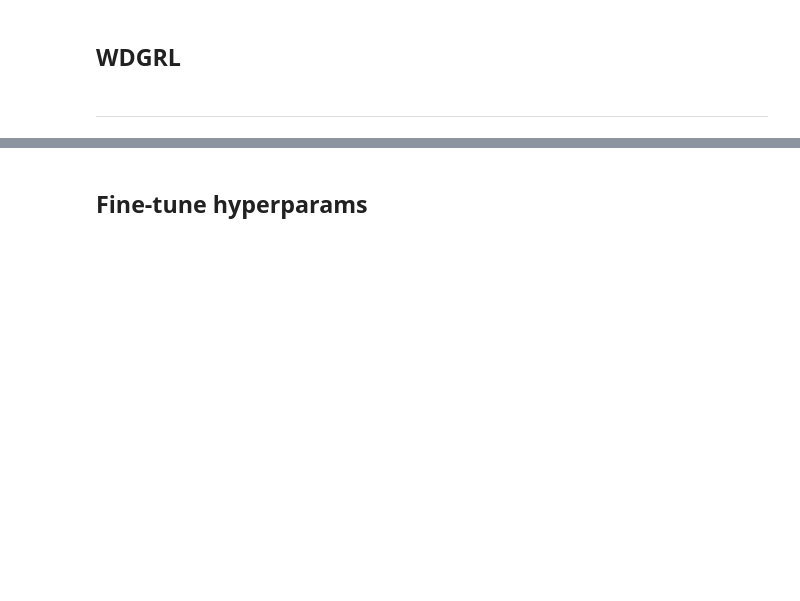
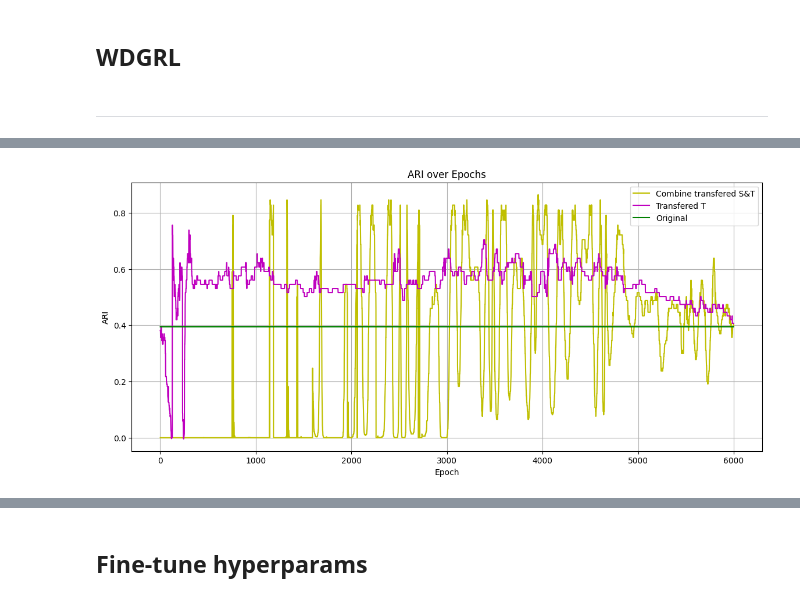
Before and after one commit to locluclak/Clustering-after-DomainAdaptation, a Jupyter notebook: AE-based DA copy.ipynb, the cells around one changed output, grey strips where cells are left out. Drawn from its saved outputs; the diff is of its cells as text; code cells hidden in the pictures; blank space fills up the shorter version.

```diff
--- a/AE-based DA copy.ipynb
+++ b/AE-based DA copy.ipynb
@@ -146,3 +179,20 @@ plt.show()
+# %%
+
+
+plt.figure(figsize=(14, 6))
+
+plt.plot(epochs, ari_comb, linestyle='-', color='y', label="Combine transfered S&T")
+plt.plot(epochs, ari_Tonly, linestyle='-', color='m', label="Transfered T")
+plt.plot(epochs, [original_ari]*len(epochs), linestyle='-', color='green', label='Original')
+
+plt.title('ARI over Epochs')
+plt.xlabel('Epoch')
+plt.ylabel('ARI')
+plt.grid(True)
+plt.legend()
+plt.show()
+# %% [output]
+[figure, added]
 # %%
 xs_hat = final_model.extract_feature(xs.cuda())
 xt_hat = final_model.extract_feature(xt.cuda())
```
Also changed, not shown: parts of 14 cells of this notebook, 1 other file.
